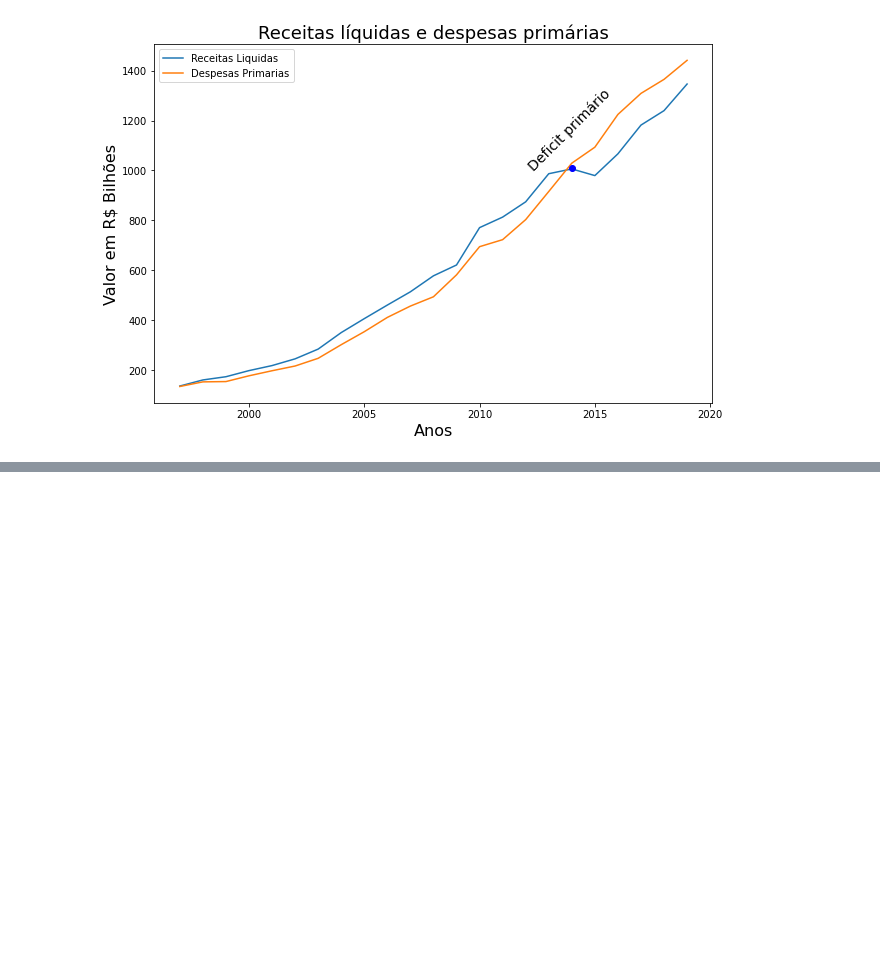
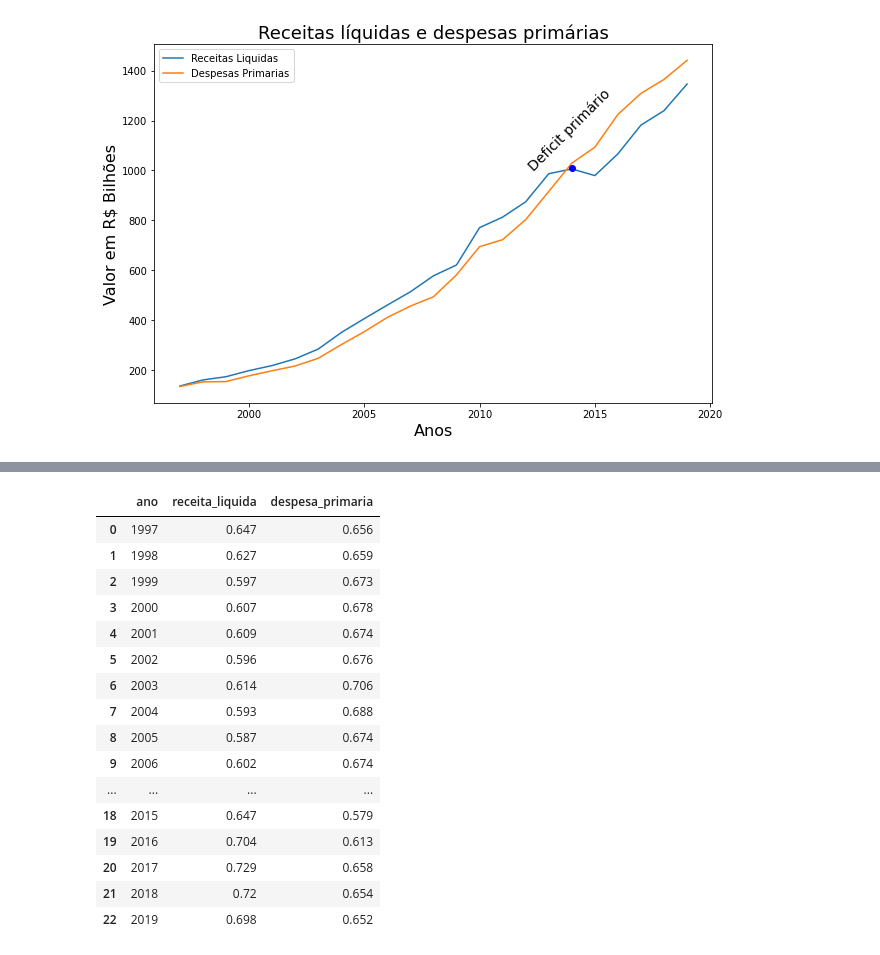
Before and after one commit to jp-data/template_portfolio, a Jupyter notebook: Previdência_social_brasileira.ipynb, the cells around one changed output, grey strips where cells are left out. Saved outputs shown, nothing was run; the diff lists cells and outputs as text; code cells hidden in the pictures; blank space fills up the shorter version.

```diff
--- a/Previdência_social_brasileira.ipynb
+++ b/Previdência_social_brasileira.ipynb
@@ -360,0 +426,20 @@ DIante desse cenário, o que você faria ?
+# %%
+previdencia_pessoal_porcentagem.head(25)
+# %% [output]
+|  | ano | receita_liquida | despesa_primaria |
+| 0 | 1997 | 0.647 | 0.656 |
+| 1 | 1998 | 0.627 | 0.659 |
+| 2 | 1999 | 0.597 | 0.673 |
+| 3 | 2000 | 0.607 | 0.678 |
+| 4 | 2001 | 0.609 | 0.674 |
+| 5 | 2002 | 0.596 | 0.676 |
+| 6 | 2003 | 0.614 | 0.706 |
+| 7 | 2004 | 0.593 | 0.688 |
+| 8 | 2005 | 0.587 | 0.674 |
+| 9 | 2006 | 0.602 | 0.674 |
+| ... | ... | ... | ... |
+| 18 | 2015 | 0.647 | 0.579 |
+| 19 | 2016 | 0.704 | 0.613 |
+| 20 | 2017 | 0.729 | 0.658 |
+| 21 | 2018 | 0.72 | 0.654 |
+| 22 | 2019 | 0.698 | 0.652 |
```
Also changed, not shown: parts of 13 cells of this notebook.
